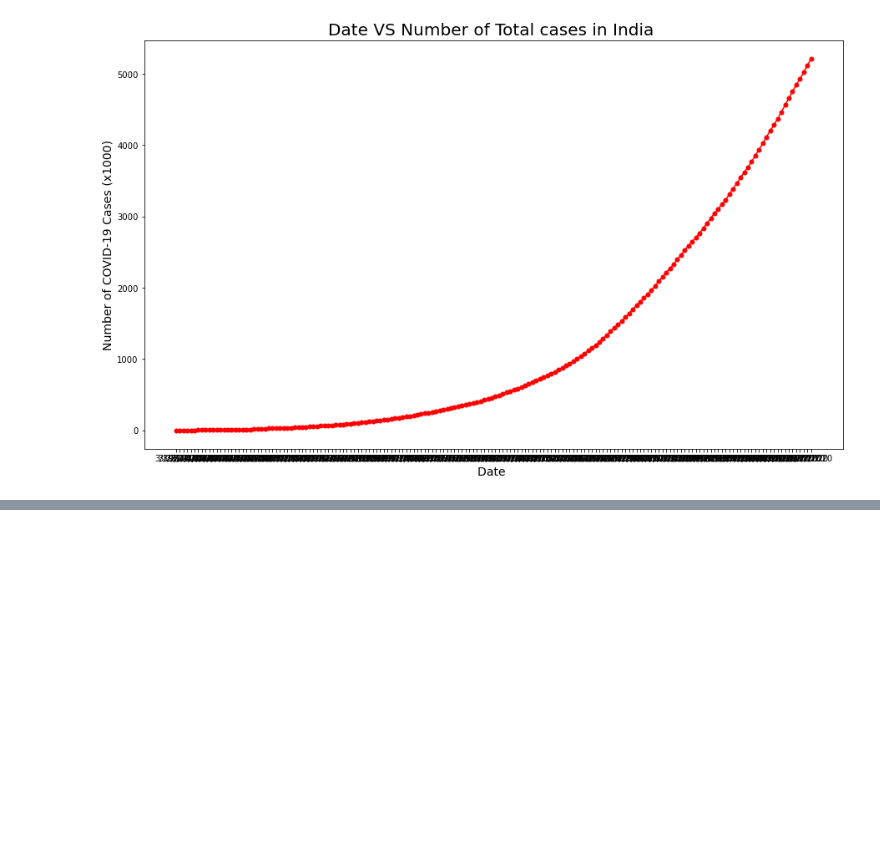
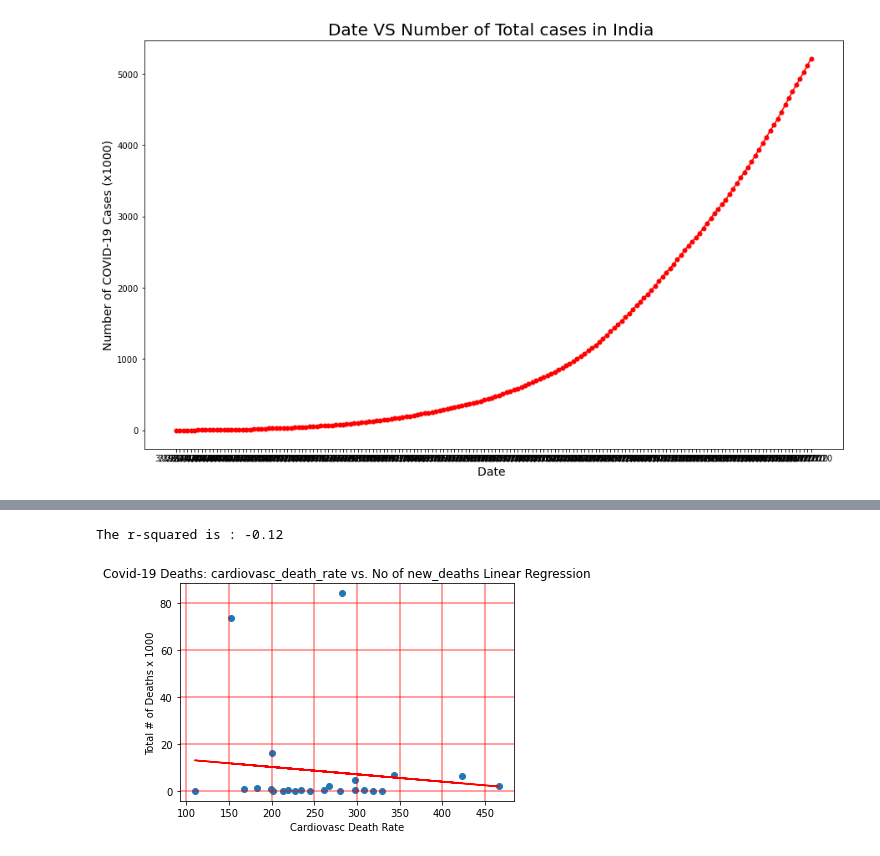
Before and after one commit to jjjdewan/ucb-data-visualization-msgrp-project1-covid-19, a Jupyter notebook: covid-19-project-challenge.ipynb, the cells around one changed output, grey strips where cells are left out. Drawn from its saved outputs; the diff is of its cells as text; code cells hidden in the pictures; blank space fills up the shorter version.

```diff
--- a/covid-19-project-challenge.ipynb
+++ b/covid-19-project-challenge.ipynb
@@ -340,0 +403,20 @@ plt.show()
+# %%
+# Create dataframe for "cardiovasc_death_rate" per country
+#
+covid_data_clean_df_card = pd.DataFrame(covid_data_clean)
+covid_data_clean_df_card = covid_data_clean_df_card.sort_values('location', ascending=True)
+
+# Eleminate any duplicate entires for the county for "cardiovasc_death_rate" data
+covid_data_clean_df_card = covid_data_clean_df_card.drop_duplicates(subset='location',
+                                                                    keep='first')
+df_Cardio = covid_data_clean_df_card[['location','cardiovasc_death_rate']]
+
+# DataFrame on country, new_cases, new_death and cardiovasc_death_rate to be used
+# for co-relation
+#
+total_cases_df_Cardio = pd.merge(total_cases_group_country, df_Cardio,
+                                 how="inner", on = "location")
+
+# total_cases with cardiovasc_death_rate
+
+total_cases_df_Cardio
@@ -340,0 +441,28 @@ plt.show()
+# %%
+# Regression Analyis based on new_death vs cardiovasc_death_rate
+#
+# Correlation of # of covid-19 death with cardiovasc_death_rate
+# Call function
+get_regress = linear_regress(total_cases_df_Cardio["cardiovasc_death_rate"],
+                             total_cases_df_Cardio["new_deaths"]/1000)
+
+# Call annotate func
+annotate_plt(get_regress, 20, 10)
+
+# Set a title
+plt.title("Covid-19 Deaths: cardiovasc_death_rate vs. No of new_deaths Linear Regression")
+
+# Set xlabel
+plt.xlabel("Cardiovasc Death Rate")
+
+# Set ylabel
+plt.ylabel("Total # of Deaths x 1000")
+
+# Set grid
+plt.grid(linestyle='-', linewidth=1.5, alpha = 0.5, color='r')
+
+# Save the figure
+plt.savefig("Covid-19-cardiovasc_death_rate-VS-COVID-new_deaths-LinearRegression.png")
+# %% [output]
+The r-squared is : -0.12
+[figure, added]
```
Also changed, not shown: parts of 10 cells of this notebook.
